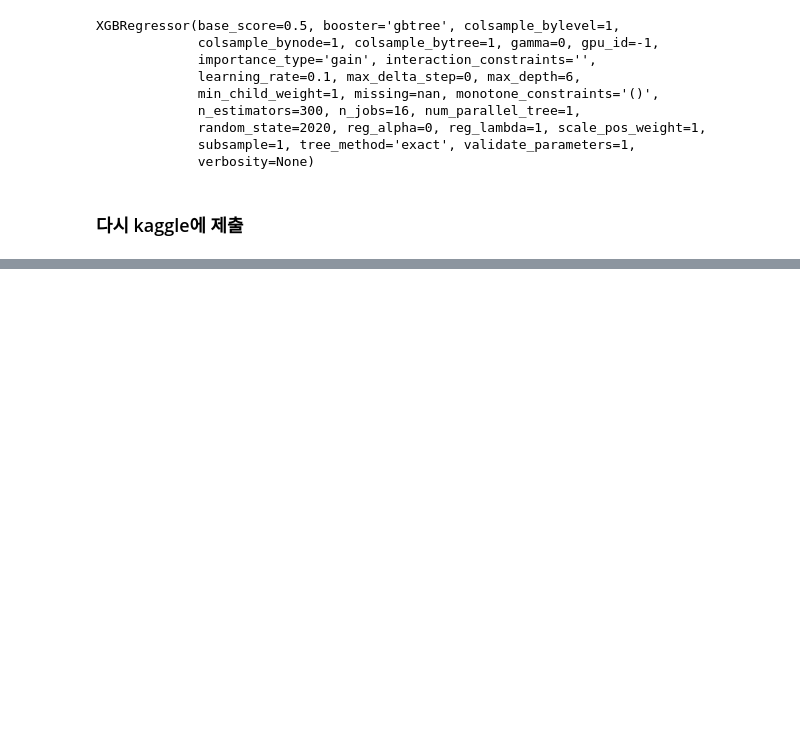
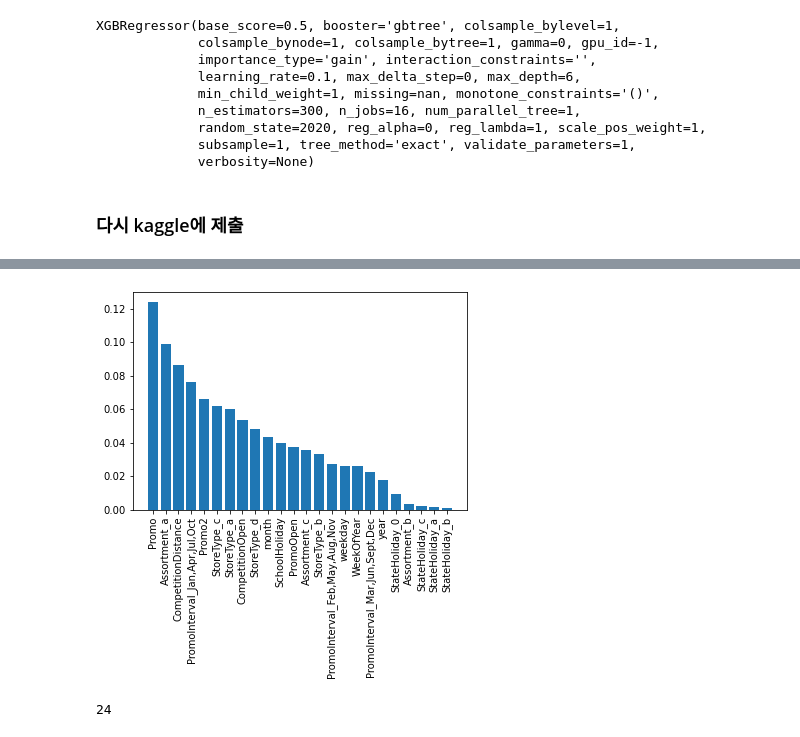
Before and after one commit to Jeong-Bin/DA-PROJECT, a Jupyter notebook: PROJECT_2 ML을 활용한 rossman 데이터 분석 + kaggle 제출.ipynb, the cells around one changed output, grey strips where cells are left out. Saved outputs shown, nothing was run; the diff lists cells and outputs as text; code cells hidden in the pictures; blank space fills up the shorter version.

```diff
--- a/PROJECT_2 ML을 활용한 rossman 데이터 분석 + kaggle 제출.ipynb
+++ b/PROJECT_2 ML을 활용한 rossman 데이터 분석 + kaggle 제출.ipynb
@@ -257,0 +402,4 @@ test[['id', 'Sales']].to_csv("submission1.csv", index=False)
+# %%
+xgb = XGBRegressor(n_estimators=300, learning_rate=0.1, random_state=2020)
+# %%
+xgb.fit(train[input_var], train['Sales'])
@@ -257,0 +416,4 @@ test[['id', 'Sales']].to_csv("submission1.csv", index=False)
+# %%
+# 변수중요도를 기준으로 데이터프레임 작성
+imp_df = pd.DataFrame({'var':input_var,
+                       'imp':xgb.feature_importances_})
@@ -257,0 +429,13 @@ test[['id', 'Sales']].to_csv("submission1.csv", index=False)
+# %%
+imp_df = imp_df.sort_values(['imp'], ascending=False)
+# %%
+plt.bar(imp_df['var'], imp_df['imp'])
+plt.xticks(rotation=90)
+plt.show() # 숫자 주루룩 나열되는거 없애줌
+# %% [output]
+[figure, added]
+# %%
+len(input_var)
+# 인풋변수의 개수
+# %% [output]
+24
```
Also changed, not shown: parts of 32 cells of this notebook.
